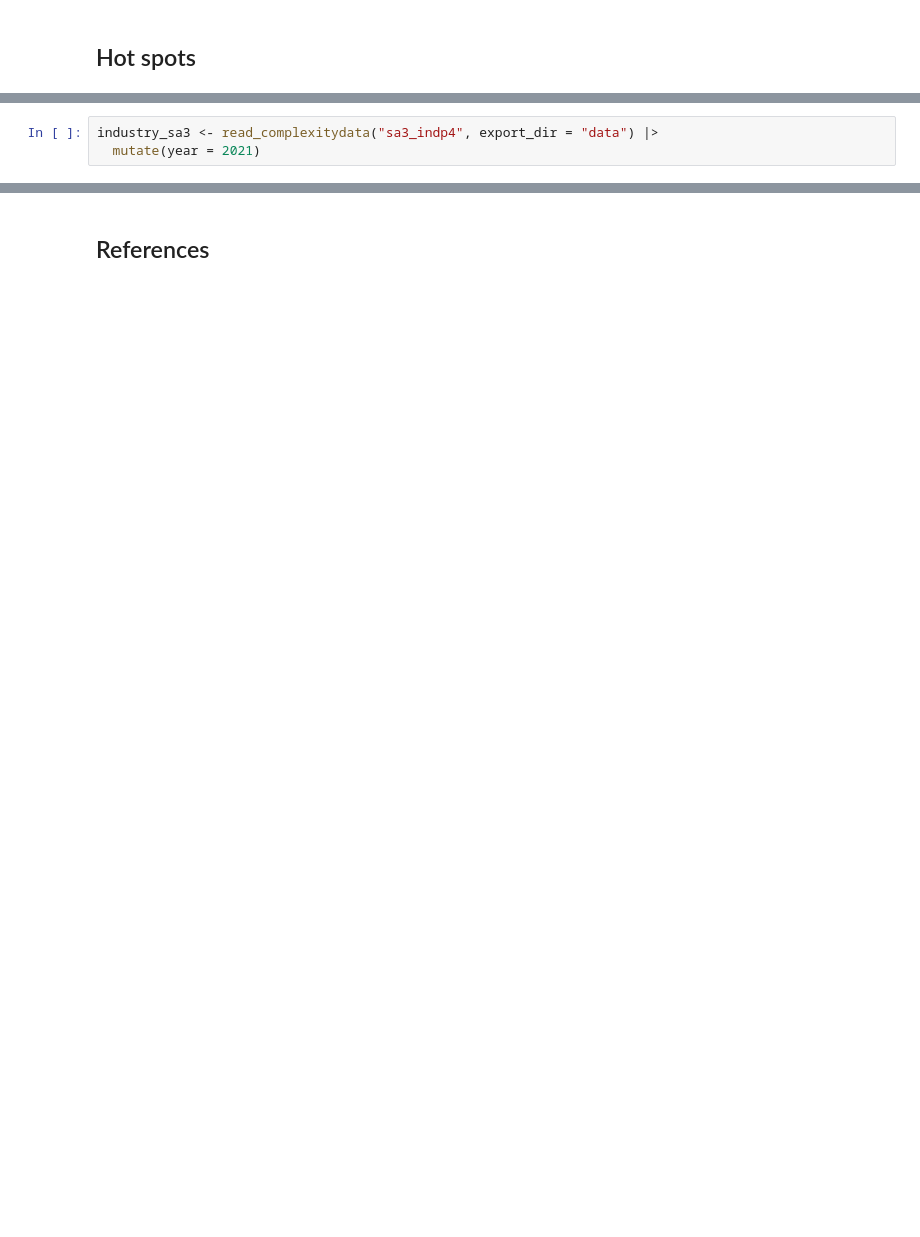
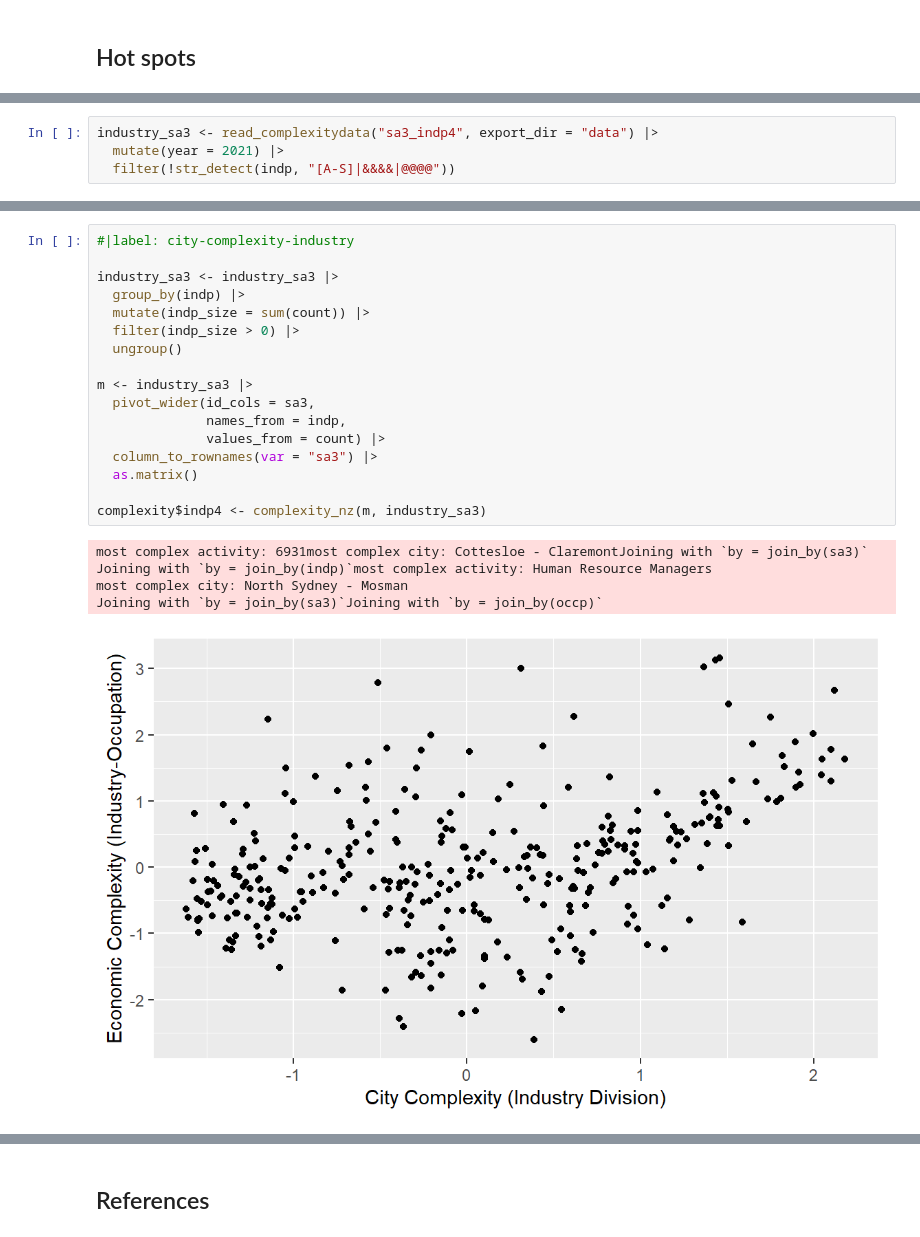
Before and after one commit to aiti-flinders/sirp-complexity, a Jupyter notebook: index.embed.ipynb, the cells around one changed output, grey strips where cells are left out. Cells and saved outputs as stored; diff of their text form; blank space fills up the shorter version.

```diff
--- a/index.embed.ipynb
+++ b/index.embed.ipynb
@@ -366,4 +380,5 @@ Regional economic complexity can be calculated using other data, including emplo
 # %%
 industry_sa3 <- read_complexitydata("sa3_indp4", export_dir = "data") |>
-  mutate(year = 2021)
+  mutate(year = 2021) |>
+  filter(!str_detect(indp, "[A-S]|&&&&|@@@@"))
 # %% [output]
@@ -370,0 +393,23 @@ Reading sa3_indp4 file found in data
+# %%
+#|label: city-complexity-industry
+
+industry_sa3 <- industry_sa3 |>
+  group_by(indp) |>
+  mutate(indp_size = sum(count)) |>
+  filter(indp_size > 0) |>
+  ungroup()
+
+m <- industry_sa3 |>
+  pivot_wider(id_cols = sa3,
+              names_from = indp,
+              values_from = count) |>
+  column_to_rownames(var = "sa3") |>
+  as.matrix()
+
+complexity$indp4 <- complexity_nz(m, industry_sa3)
+# %% [output]
+most complex activity: 6931most complex city: Cottesloe - ClaremontJoining with `by = join_by(sa3)`
+Joining with `by = join_by(indp)`most complex activity: Human Resource Managers
+most complex city: North Sydney - Mosman
+Joining with `by = join_by(sa3)`Joining with `by = join_by(occp)`
+[figure, added]
```
Also changed, not shown: parts of 15 cells of this notebook, 39 other files.
